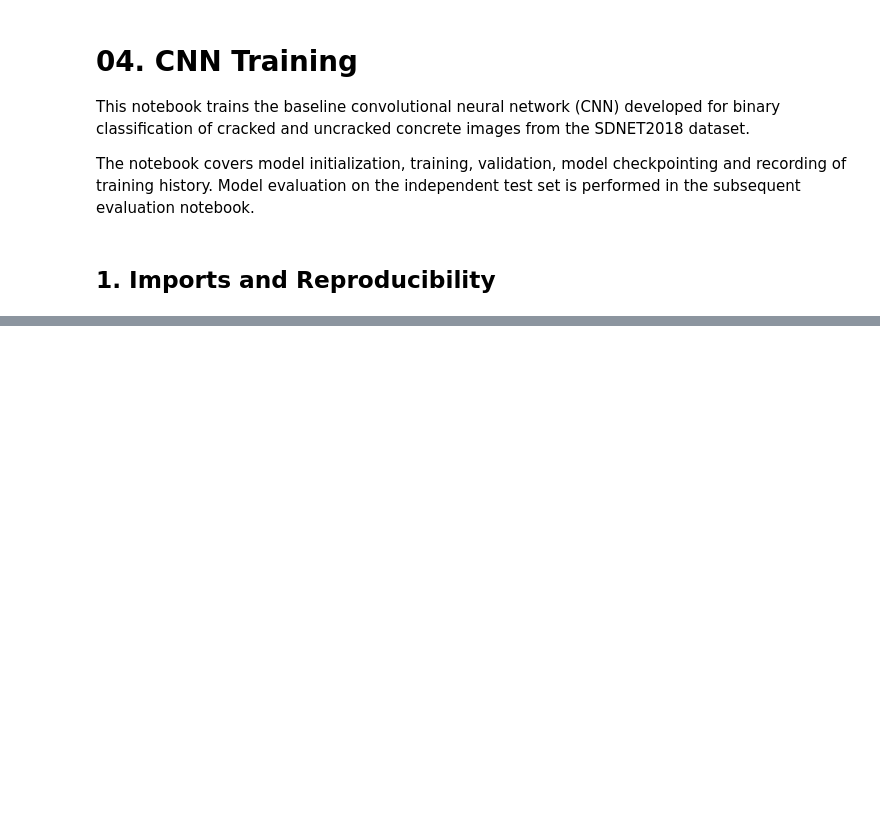
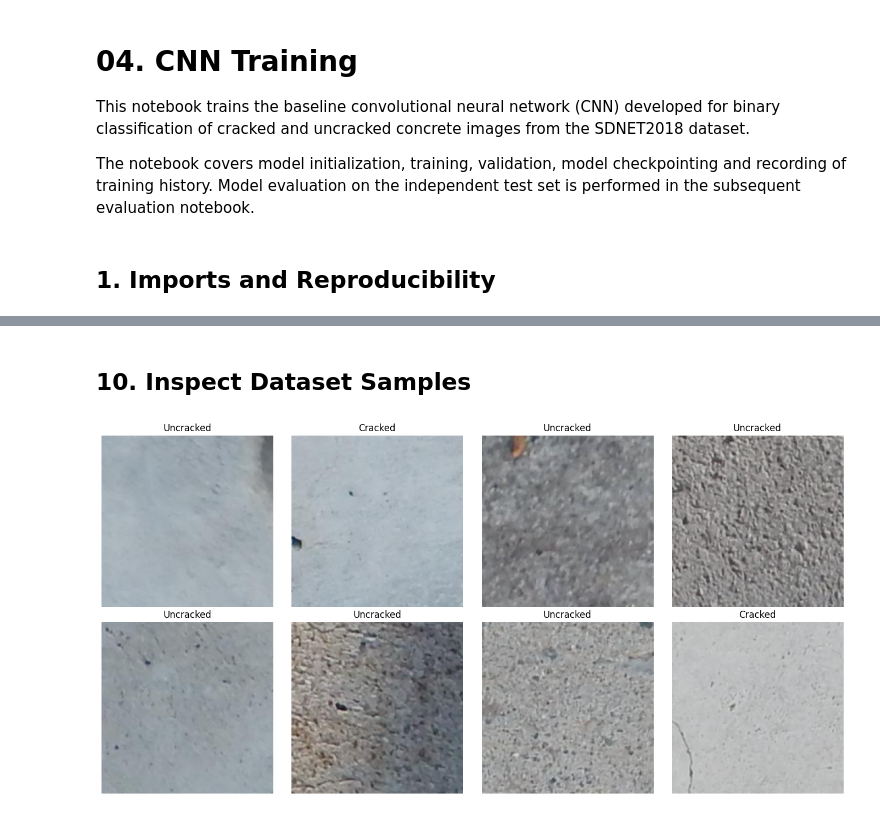
Before and after one commit to yoolmalaak/concrete-crack-and-fracture-analysis, a Jupyter notebook: notebooks/04_cnn_training.ipynb, the cells around one changed output, grey strips where cells are left out. Drawn from its saved outputs; the diff is of its cells as text; code cells hidden in the pictures; blank space fills up the shorter version.

Commit message:
CNN training

```diff
--- a/notebooks/04_cnn_training.ipynb
+++ b/notebooks/04_cnn_training.ipynb
@@ -408,0 +86,17 @@ Time for one training batch: 1.76 seconds
+# %%
+surfaces = ["deck", "pavement", "wall"]
+classes = ["crack_dataset", "uncrack_dataset"]
+
+for surface in surfaces:
+    for class_name in classes:
+        folder = SDNET_ROOT / surface / class_name
+        images = list(folder.glob("*.jpg"))
+
+        print(
+            f"{surface}/{class_name}: "
+            f"{len(images)} images"
+        )
+
+total_images = len(list(SDNET_ROOT.rglob("*.jpg")))
+
+print("\nTotal images:", total_images)
@@ -408,0 +324,26 @@ Time for one training batch: 1.76 seconds
+# %% [markdown]
+## 10. Inspect Dataset Samples
+# %%
+import matplotlib.pyplot as plt
+
+fig, axes = plt.subplots(2, 4, figsize=(14, 7))
+
+for i, ax in enumerate(axes.flat):
+    image, label = train_dataset[i]
+
+    image_display = image.permute(1, 2, 0).numpy()
+
+    mean = np.array([0.485, 0.456, 0.406])
+    std = np.array([0.229, 0.224, 0.225])
+
+    image_display = image_display * std + mean
+    image_display = np.clip(image_display, 0, 1)
+
+    ax.imshow(image_display)
+    ax.set_title("Cracked" if label.item() == 1 else "Uncracked")
+    ax.axis("off")
+
+plt.tight_layout()
+plt.show()
+# %% [output]
+[figure, added]
```
Also changed, not shown: parts of 71 cells of this notebook.
